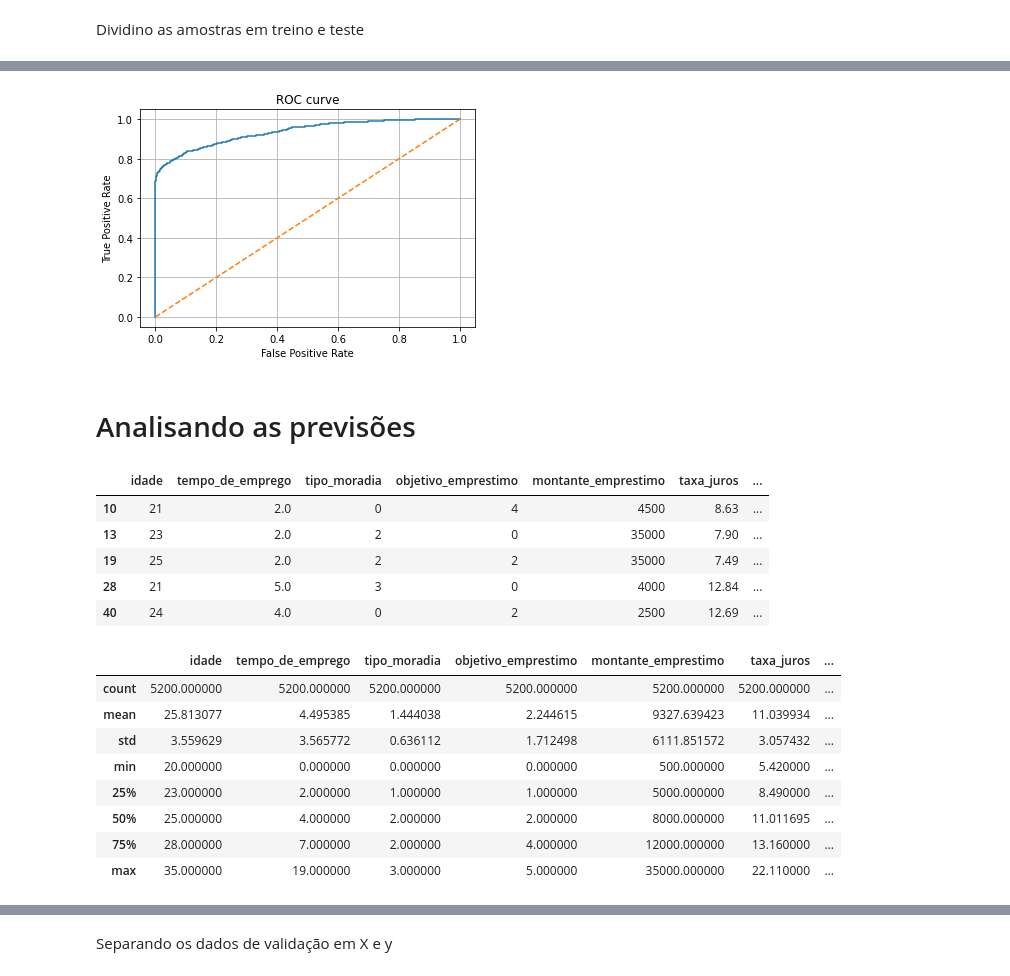
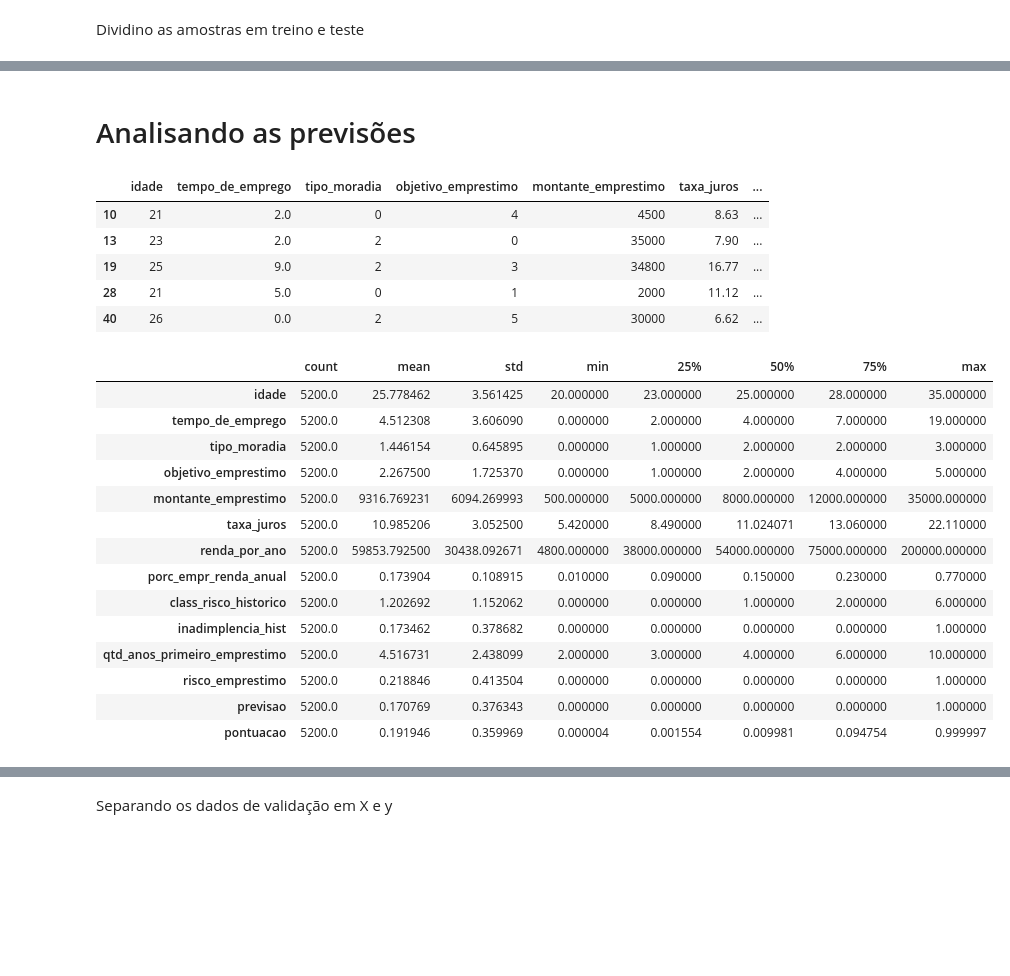
Before and after one commit to robertferro/analisando_risco_credito, a Jupyter notebook: 3- Machine learning/modelo_risco_de_credito.ipynb, the cells around one changed output, grey strips where cells are left out. Drawn from its saved outputs; the diff is of its cells as text; code cells hidden in the pictures; blank space fills up the shorter version.

```diff
--- a/3- Machine learning/modelo_risco_de_credito.ipynb
+++ b/3- Machine learning/modelo_risco_de_credito.ipynb
@@ -124,13 +105,0 @@ Feature importance
-# %%
-from sklearn.ensemble import RandomForestClassifier
-
-clf = RandomForestClassifier()
-
-_ = clf.fit(X,y)
-
-features = pd.DataFrame()
-features['feature'] = X.columns
-features['importancia'] = clf.feature_importances_
-
-# features[ features.importancia > np.mean(features.importancia)].sort_values(by='importancia',ascending=False)
-features.sort_values(by='importancia',ascending=False).reset_index(drop=True)
@@ -152,4 +108,4 @@ Dividino as amostras em treino e teste
 # %%
 from sklearn.model_selection import train_test_split
 
-X_treino, X_teste, Y_treino, Y_teste = train_test_split(X,y, test_size=0.2,stratify=y)
+X_treino, X_teste, Y_treino, Y_teste = train_test_split(X,y, test_size=0.3,stratify=y)
@@ -157,0 +121,12 @@ X_treino, X_teste, Y_treino, Y_teste = train_test_split(X,y, test_size=0.2,strat
+# %%
+# normalizando os dados
+from sklearn.preprocessing import MinMaxScaler
+
+scaler = MinMaxScaler()
+
+cols = ['tempo_de_emprego','montante_emprestimo','taxa_juros','renda_por_ano']
+
+for col in cols:
+  X_treino[col] = scaler.fit_transform(X_treino[[col]])
+
+X_treino.head()
@@ -350,14 +347,3 @@ weighted avg       0.93      0.93      0.93      5200
-# %%
-fpr, tpr, thresholds = metrics.roc_curve(yval,y_proba)
-plt.plot(fpr, tpr)
-plt.plot([0,1],[0,1], '--')
-plt.title('ROC curve')
-plt.xlabel('False Positive Rate')
-plt.ylabel('True Positive Rate')
-plt.grid(True)
-plt.show()
-# %% [output]
-[figure, removed]
 # %% [markdown]
 # Analisando as previsões
 # %%
@@ -372,18 +358,24 @@ analise.head()
 |  | idade | tempo_de_emprego | tipo_moradia | objetivo_emprestimo | montante_emprestimo | taxa_juros | ... |
 | 10 | 21 | 2.0 | 0 | 4 | 4500 | 8.63 | ... |
 | 13 | 23 | 2.0 | 2 | 0 | 35000 | 7.90 | ... |
-| 19 | 25 | 2.0 | 2 | 2 | 35000 | 7.49 | ... |
-| 28 | 21 | 5.0 | 3 | 0 | 4000 | 12.84 | ... |
-| 40 | 24 | 4.0 | 0 | 2 | 2500 | 12.69 | ... |
+| 19 | 25 | 9.0 | 2 | 3 | 34800 | 16.77 | ... |
+| 28 | 21 | 5.0 | 0 | 1 | 2000 | 11.12 | ... |
+| 40 | 26 | 0.0 | 2 | 5 | 30000 | 6.62 | ... |
 # %%
-analise.describe()
+analise.describe().T
 # %% [output]
-|  | idade | tempo_de_emprego | tipo_moradia | objetivo_emprestimo | montante_emprestimo | taxa_juros | ... |
-| count | 5200.000000 | 5200.000000 | 5200.000000 | 5200.000000 | 5200.000000 | 5200.000000 | ... |
-| mean | 25.813077 | 4.495385 | 1.444038 | 2.244615 | 9327.639423 | 11.039934 | ... |
-| std | 3.559629 | 3.565772 | 0.636112 | 1.712498 | 6111.851572 | 3.057432 | ... |
-| min | 20.000000 | 0.000000 | 0.000000 | 0.000000 | 500.000000 | 5.420000 | ... |
-| 25% | 23.000000 | 2.000000 | 1.000000 | 1.000000 | 5000.000000 | 8.490000 | ... |
-| 50% | 25.000000 | 4.000000 | 2.000000 | 2.000000 | 8000.000000 | 11.011695 | ... |
-| 75% | 28.000000 | 7.000000 | 2.000000 | 4.000000 | 12000.000000 | 13.160000 | ... |
-| max | 35.000000 | 19.000000 | 3.000000 | 5.000000 | 35000.000000 | 22.110000 | ... |
+|  | count | mean | std | min | 25% | 50% | 75% | max |
+| idade | 5200.0 | 25.778462 | 3.561425 | 20.000000 | 23.000000 | 25.000000 | 28.000000 | 35.000000 |
+| tempo_de_emprego | 5200.0 | 4.512308 | 3.606090 | 0.000000 | 2.000000 | 4.000000 | 7.000000 | 19.000000 |
+| tipo_moradia | 5200.0 | 1.446154 | 0.645895 | 0.000000 | 1.000000 | 2.000000 | 2.000000 | 3.000000 |
+| objetivo_emprestimo | 5200.0 | 2.267500 | 1.725370 | 0.000000 | 1.000000 | 2.000000 | 4.000000 | 5.000000 |
+| montante_emprestimo | 5200.0 | 9316.769231 | 6094.269993 | 500.000000 | 5000.000000 | 8000.000000 | 12000.000000 | 35000.000000 |
+| taxa_juros | 5200.0 | 10.985206 | 3.052500 | 5.420000 | 8.490000 | 11.024071 | 13.060000 | 22.110000 |
+| renda_por_ano | 5200.0 | 59853.792500 | 30438.092671 | 4800.000000 | 38000.000000 | 54000.000000 | 75000.000000 | 200000.000000 |
+| porc_empr_renda_anual | 5200.0 | 0.173904 | 0.108915 | 0.010000 | 0.090000 | 0.150000 | 0.230000 | 0.770000 |
+| class_risco_historico | 5200.0 | 1.202692 | 1.152062 | 0.000000 | 0.000000 | 1.000000 | 2.000000 | 6.000000 |
+| inadimplencia_hist | 5200.0 | 0.173462 | 0.378682 | 0.000000 | 0.000000 | 0.000000 | 0.000000 | 1.000000 |
+| qtd_anos_primeiro_emprestimo | 5200.0 | 4.516731 | 2.438099 | 2.000000 | 3.000000 | 4.000000 | 6.000000 | 10.000000 |
+| risco_emprestimo | 5200.0 | 0.218846 | 0.413504 | 0.000000 | 0.000000 | 0.000000 | 0.000000 | 1.000000 |
+| previsao | 5200.0 | 0.170769 | 0.376343 | 0.000000 | 0.000000 | 0.000000 | 0.000000 | 1.000000 |
+| pontuacao | 5200.0 | 0.191946 | 0.359969 | 0.000004 | 0.001554 | 0.009981 | 0.094754 | 0.999997 |
```
Also changed, not shown: parts of 35 cells of this notebook.
